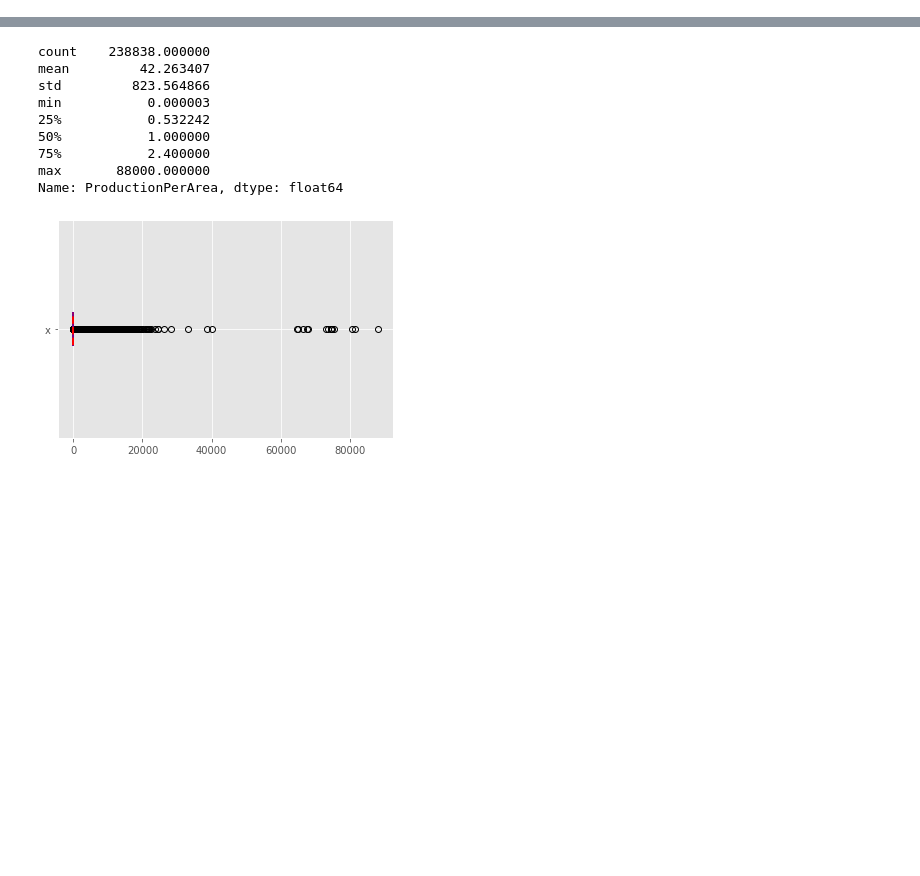
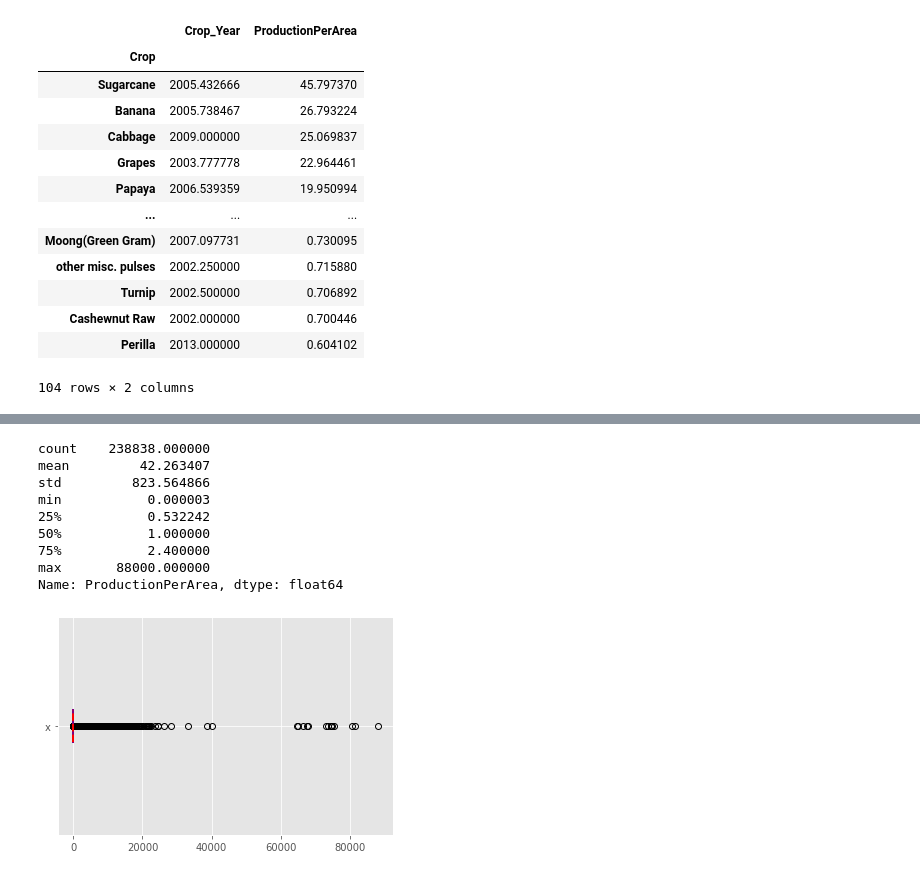
Before and after one commit to adityasaich/sasi_btp, a Jupyter notebook: sasi_btp.ipynb, the cells around one changed output, grey strips where cells are left out. Saved outputs shown, nothing was run; the diff lists cells and outputs as text; code cells hidden in the pictures; blank space fills up the shorter version.

Commit message:
added analysis for crop mean ProdPerArea

```diff
--- a/sasi_btp.ipynb
+++ b/sasi_btp.ipynb
@@ -21,6 +23,24 @@ downloaded = drive.CreateFile({'id':id})
 downloaded.GetContentFile('dataset.csv')
 df_input = pd.read_csv('dataset.csv')
 #df_input = df_input.sample(n=50000)
+# %%
+df = df_input
+(df.groupby(['Crop']).mean()).sort_values(by=['ProductionPerArea'],ascending=False)
+# %% [output]
+|  | Crop_Year | ProductionPerArea |
+| Crop |  |  |
+| Sugarcane | 2005.432666 | 45.797370 |
+| Banana | 2005.738467 | 26.793224 |
+| Cabbage | 2009.000000 | 25.069837 |
+| Grapes | 2003.777778 | 22.964461 |
+| Papaya | 2006.539359 | 19.950994 |
+| ... | ... | ... |
+| Moong(Green Gram) | 2007.097731 | 0.730095 |
+| other misc. pulses | 2002.250000 | 0.715880 |
+| Turnip | 2002.500000 | 0.706892 |
+| Cashewnut Raw | 2002.000000 | 0.700446 |
+| Perilla | 2013.000000 | 0.604102 |
+104 rows × 2 columns
 # %%
 #url = 'https://raw.githubusercontent.com/adityasaich/sasi_btp/main/dataworld_set.csv?token=ALPKPQCX3COGEIP65QDO2V3BR5QT6'
 #df_input = pd.read_csv(url)
```
Also changed, not shown: parts of 8 cells of this notebook.
